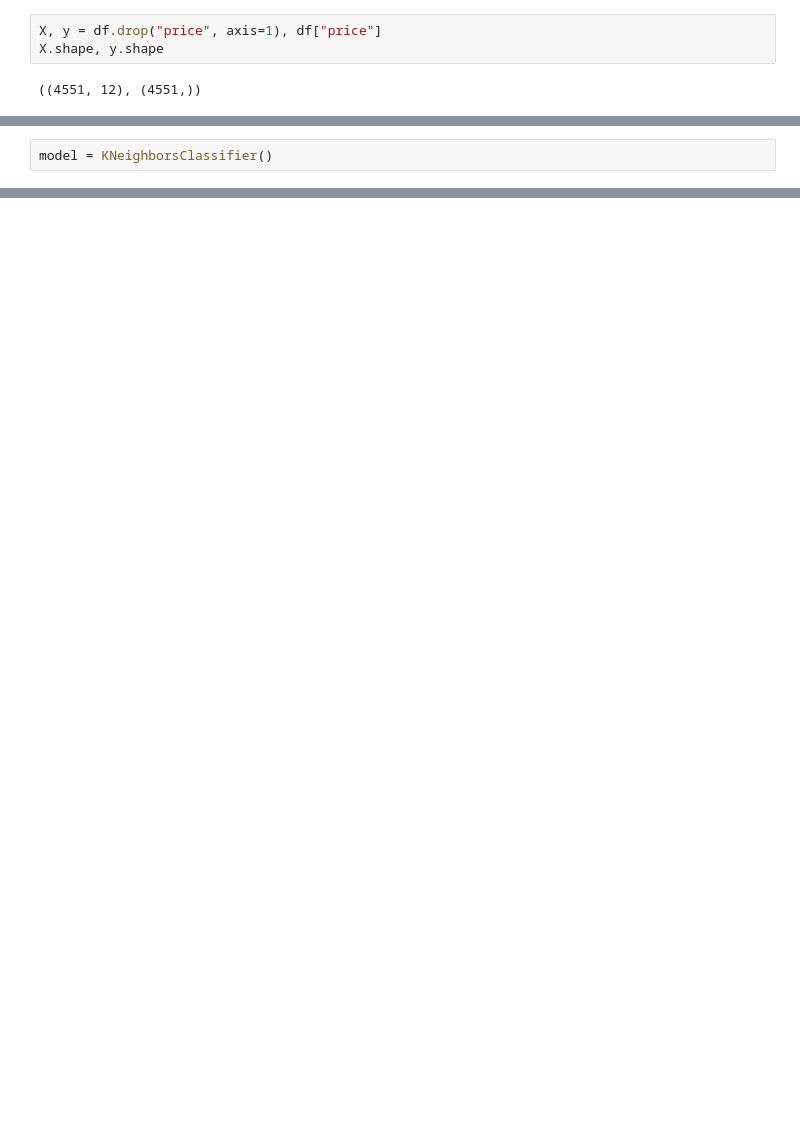
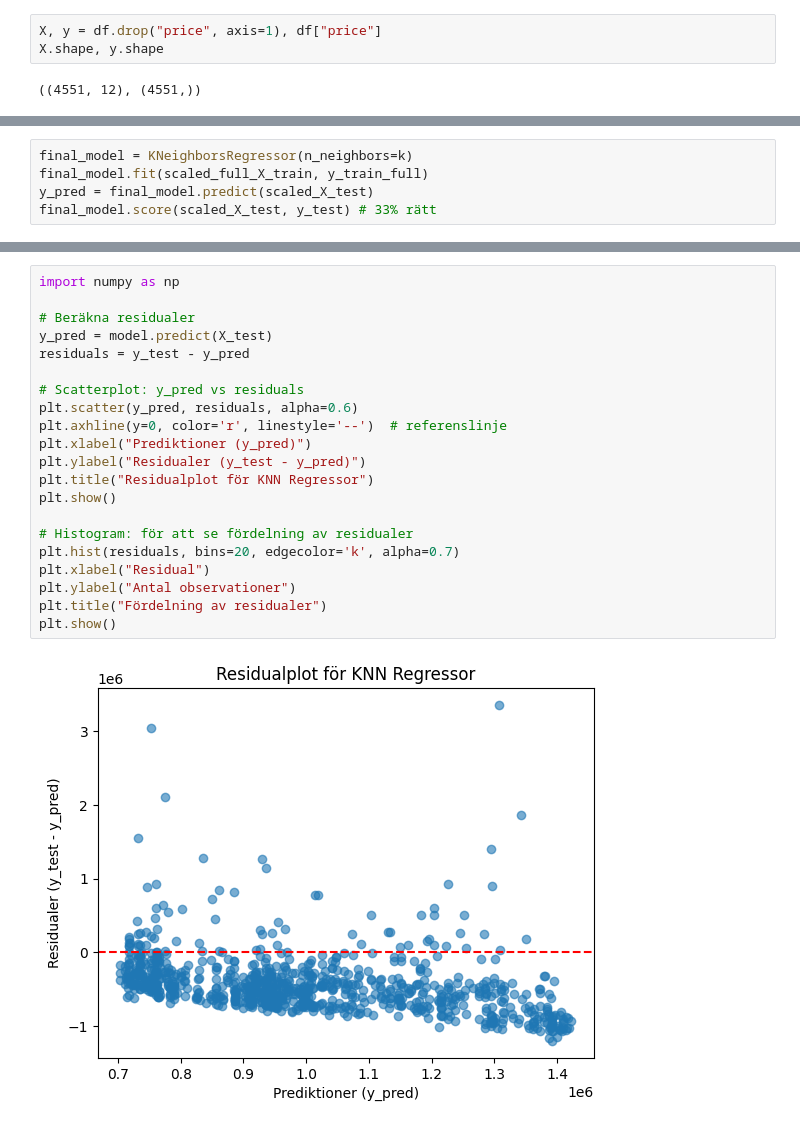
Before and after one commit to ponagr/ai_engineering_pontus_agren_grundstrom, a Jupyter notebook: exercises/2_classification/1_knn.ipynb, the cells around one changed output, grey strips where cells are left out. Drawn from its saved outputs; the diff is of its cells as text; blank space fills up the shorter version.

```diff
--- a/exercises/2_classification/1_knn.ipynb
+++ b/exercises/2_classification/1_knn.ipynb
@@ -164,2 +243,5 @@ scaled_X_test.max() = np.float64(1.8901960784313725)
 # %%
-model = KNeighborsClassifier()
+final_model = KNeighborsRegressor(n_neighbors=k)
+final_model.fit(scaled_full_X_train, y_train_full)
+y_pred = final_model.predict(scaled_X_test)
+final_model.score(scaled_X_test, y_test) # 33% rätt
@@ -165,0 +265,23 @@ model = KNeighborsClassifier()
+# %%
+import numpy as np
+
+# Beräkna residualer
+y_pred = model.predict(X_test)
+residuals = y_test - y_pred
+
+# Scatterplot: y_pred vs residuals
+plt.scatter(y_pred, residuals, alpha=0.6)
+plt.axhline(y=0, color='r', linestyle='--')  # referenslinje
+plt.xlabel("Prediktioner (y_pred)")
+plt.ylabel("Residualer (y_test - y_pred)")
+plt.title("Residualplot för KNN Regressor")
+plt.show()
+
+# Histogram: för att se fördelning av residualer
+plt.hist(residuals, bins=20, edgecolor='k', alpha=0.7)
+plt.xlabel("Residual")
+plt.ylabel("Antal observationer")
+plt.title("Fördelning av residualer")
+plt.show()
+# %% [output]
+[figure, added]
```
Also changed, not shown: parts of 16 cells of this notebook, 2 other files.
